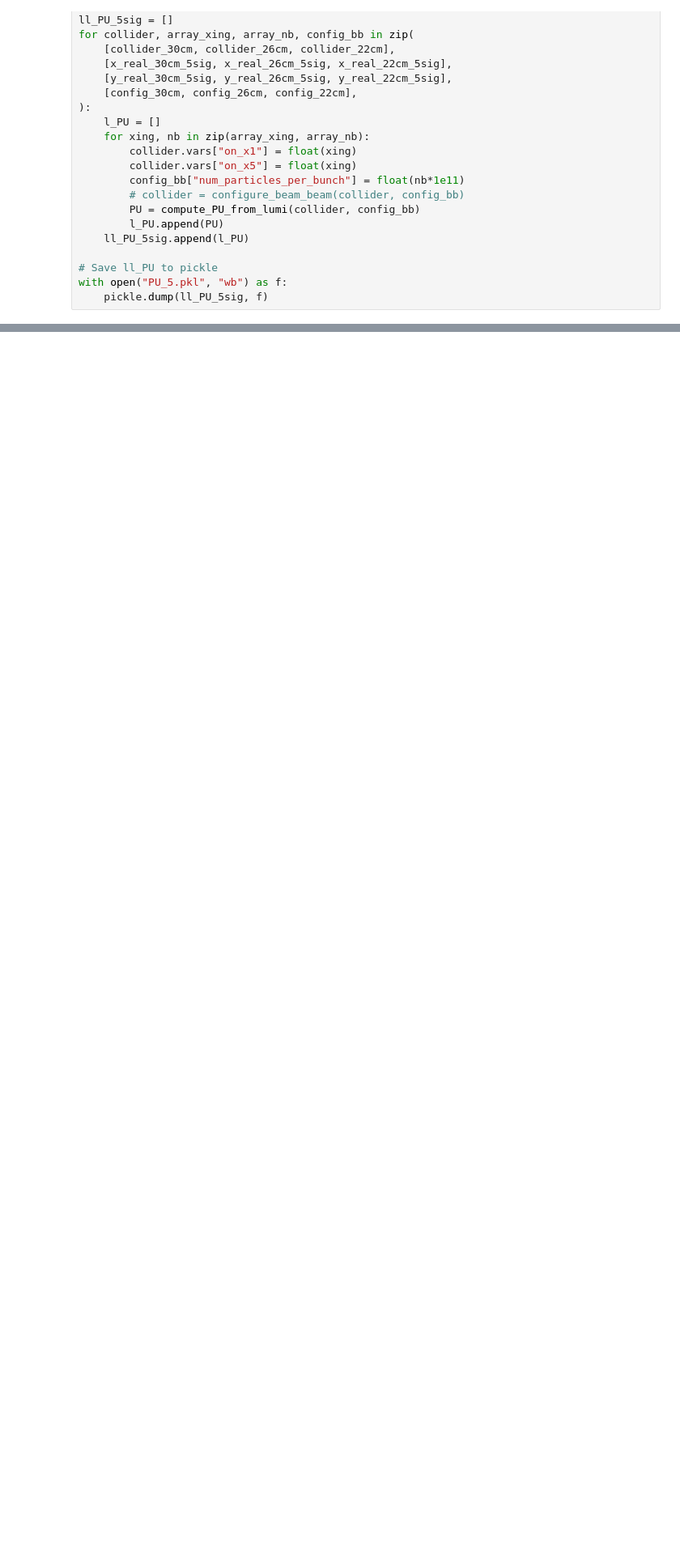
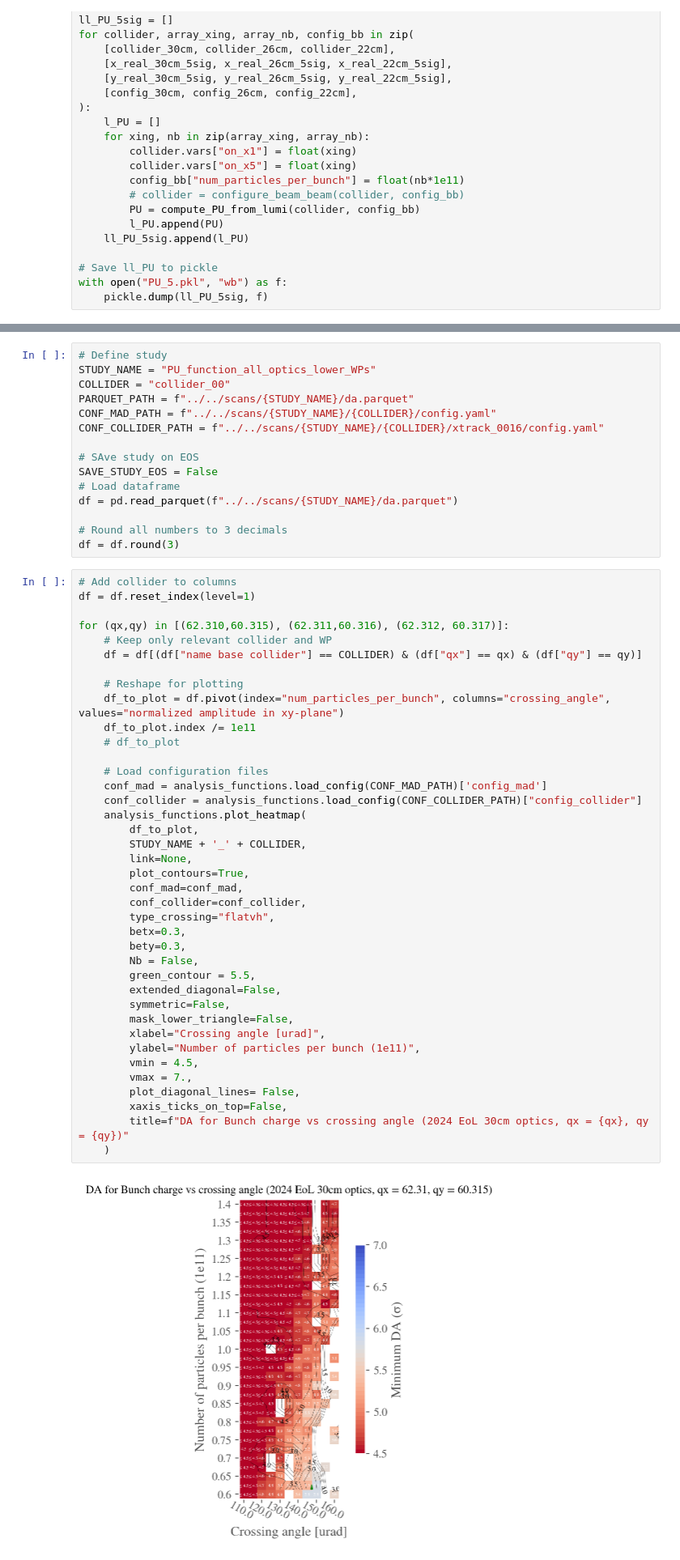
Before and after one commit to ColasDroin/DA_study_boilerplate, a Jupyter notebook: master_study/analysis/nb_angle_scan/nb_angle_scan.ipynb, the cells around one changed output, grey strips where cells are left out. Shown at 81% size. Saved outputs shown, nothing was run; the diff lists cells and outputs as text; blank space fills up the shorter version.

Commit message:
Update analysis

```diff
--- a/master_study/analysis/nb_angle_scan/nb_angle_scan.ipynb
+++ b/master_study/analysis/nb_angle_scan/nb_angle_scan.ipynb
@@ -869,0 +872,56 @@ plt.show()
+# %%
+# Define study
+STUDY_NAME = "PU_function_all_optics_lower_WPs"
+COLLIDER = "collider_00"
+PARQUET_PATH = f"../../scans/{STUDY_NAME}/da.parquet"
+CONF_MAD_PATH = f"../../scans/{STUDY_NAME}/{COLLIDER}/config.yaml"
+CONF_COLLIDER_PATH = f"../../scans/{STUDY_NAME}/{COLLIDER}/xtrack_0016/config.yaml"
+
+# SAve study on EOS
+SAVE_STUDY_EOS = False
+# Load dataframe
+df = pd.read_parquet(f"../../scans/{STUDY_NAME}/da.parquet")
+
+# Round all numbers to 3 decimals
+df = df.round(3)
+# %%
+# Add collider to columns
+df = df.reset_index(level=1)
+
+for (qx,qy) in [(62.310,60.315), (62.311,60.316), (62.312, 60.317)]:
+    # Keep only relevant collider and WP
+    df = df[(df["name base collider"] == COLLIDER) & (df["qx"] == qx) & (df["qy"] == qy)]
+
+    # Reshape for plotting
+    df_to_plot = df.pivot(index="num_particles_per_bunch", columns="crossing_angle", values="normalized amplitude in xy-plane")
+    df_to_plot.index /= 1e11
+    # df_to_plot
+
+    # Load configuration files
+    conf_mad = analysis_functions.load_config(CONF_MAD_PATH)['config_mad']
+    conf_collider = analysis_functions.load_config(CONF_COLLIDER_PATH)["config_collider"]
+    analysis_functions.plot_heatmap(
+        df_to_plot,
+        STUDY_NAME + '_' + COLLIDER,
+        link=None,
+        plot_contours=True,
+        conf_mad=conf_mad,
+        conf_collider=conf_collider,
+        type_crossing="flatvh",
+        betx=0.3,
+        bety=0.3,
+        Nb = False,
+        green_contour = 5.5,
+        extended_diagonal=False,
+        symmetric=False,
+        mask_lower_triangle=False,
+        xlabel="Crossing angle [urad]",
+        ylabel="Number of particles per bunch (1e11)",
+        vmin = 4.5,
+        vmax = 7.,
+        plot_diagonal_lines= False,
+        xaxis_ticks_on_top=False,
+        title=f"DA for Bunch charge vs crossing angle (2024 EoL 30cm optics, qx = {qx}, qy = {qy})"
+    )
+# %% [output]
+[figure, added]
```
Also changed, not shown: parts of 4 cells of this notebook, 4 other files.
